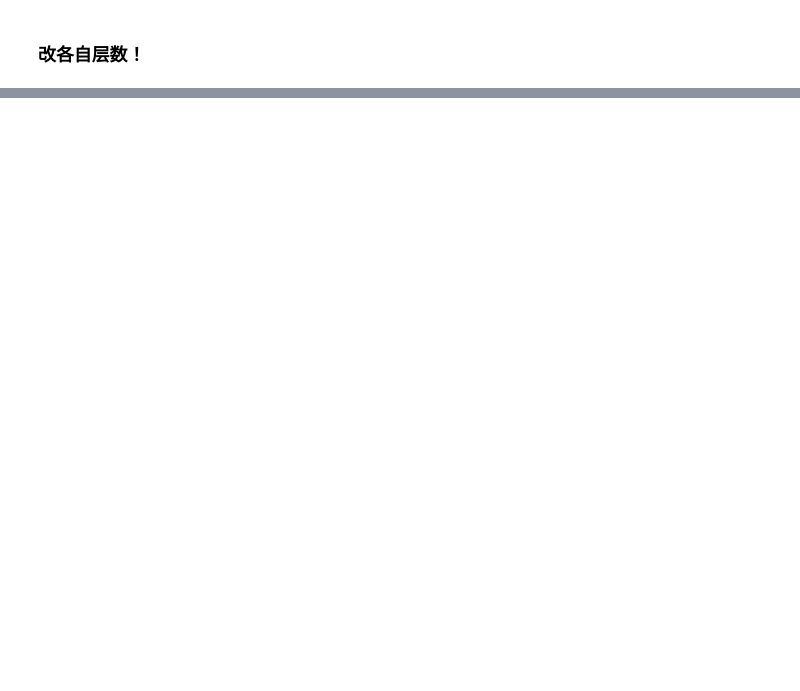
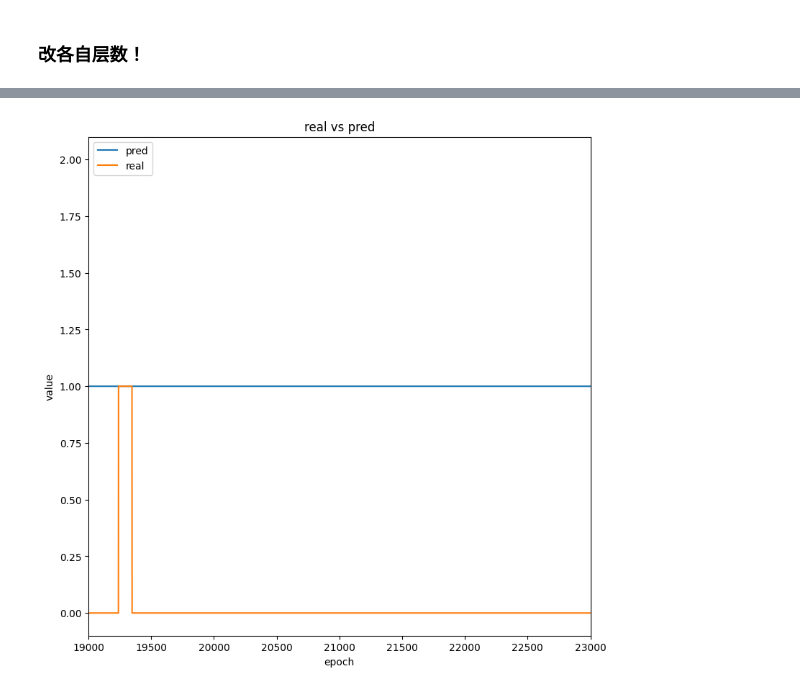
Before and after one commit to ainiubility/CNN-LSTM-Attention, a Jupyter notebook: C_L_A_train_test.ipynb, the cells around one changed output, grey strips where cells are left out. Saved outputs shown, nothing was run; the diff lists cells and outputs as text; code cells hidden in the pictures; blank space fills up the shorter version.

```diff
--- a/C_L_A_train_test.ipynb
+++ b/C_L_A_train_test.ipynb
@@ -328,6 +355,16 @@ def normalize(
     scaler.fit(inpudf[numeric_col_names])
 
     return inpudf, scaler
+
+def normalizeY(y: pd.DataFrame):
+    """对df中的数值列进行反标准化处理"""
+    # 定义一个字典，将标签映射到整数值
+    custom_label_dict = {    '-': 0, '卸': 1, '装': 2, }
+    print('mapping ---->',custom_label_dict)
+    # 现在我们可以将ydata转换为数值
+    ydata_numeric = y.apply(lambda x: custom_label_dict[x['label']],axis=1)
+    return ydata_numeric
+
 # 反标准化
 def denormalize(
     inpudf: pd.DataFrame,
@@ -760,7 +769,7 @@ Model: "functional_21"
 # %%
 batch_size = feature_col_num * 1
 batch_size=1
-epochs = 5
+epochs = 50
 tf_callback = tf.keras.callbacks.TensorBoard(log_dir="./logs")
 print(testWeight)
 history = model.fit(
@@ -771,6 +780,6 @@ history = model.fit(
     verbose=1,
     validation_data=(xv, yv),
     callbacks=[tf_callback],
-    class_weight=testWeight,
+   # class_weight=testWeight,
 )
 # %% [output]
@@ -898,0 +906,20 @@ display(results22)
+# %%
+data22, scaler22 = normalize(df22, numeric_col_names)
+X22 = data22[feature_col_names]
+y_test22 =normalizeY( df22[label_col_names])
+x_train22  = np.asarray(X22) .reshape(-1, feature_col_num)
+predY22 = model.predict(x_train22, batch_size=batch_size)
+
+
+data23, scaler23 = normalize(df23, numeric_col_names)
+X23 = data23[feature_col_names]
+y_test23 =normalizeY( df23[label_col_names])
+x_train23  = np.asarray(X23) .reshape(-1, feature_col_num)
+predY23 = model.predict(x_train23, batch_size=batch_size)
+
+
+
+
+
+
+display(predY22,predY23)
@@ -899,10 +945,12 @@ display(results22)
 # %%
 fig_acc = plt.figure(figsize=(9, 9))
-plt.plot(results22[0:27000])
-plt.plot(y_df22[0:27000])
+plt.plot(predY23[0:27000])
+plt.plot(y_test23[0:27000])
 plt.title("real vs pred")
 plt.ylabel("value")
 plt.xlabel("epoch")
 plt.xlim((19000, 23000))
 plt.legend(["pred", "real"], loc="upper left")
 plt.show()
+# %% [output]
+[figure, added]
```
Also changed, not shown: parts of 24 cells of this notebook, 1 other file.
